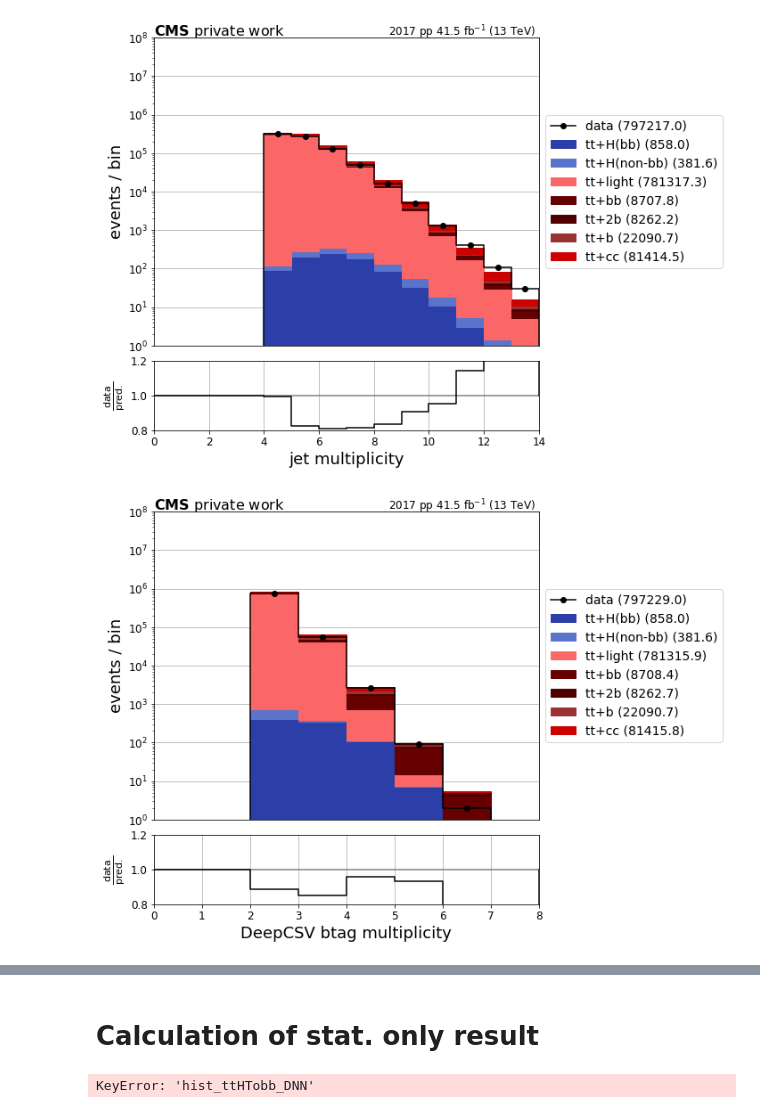
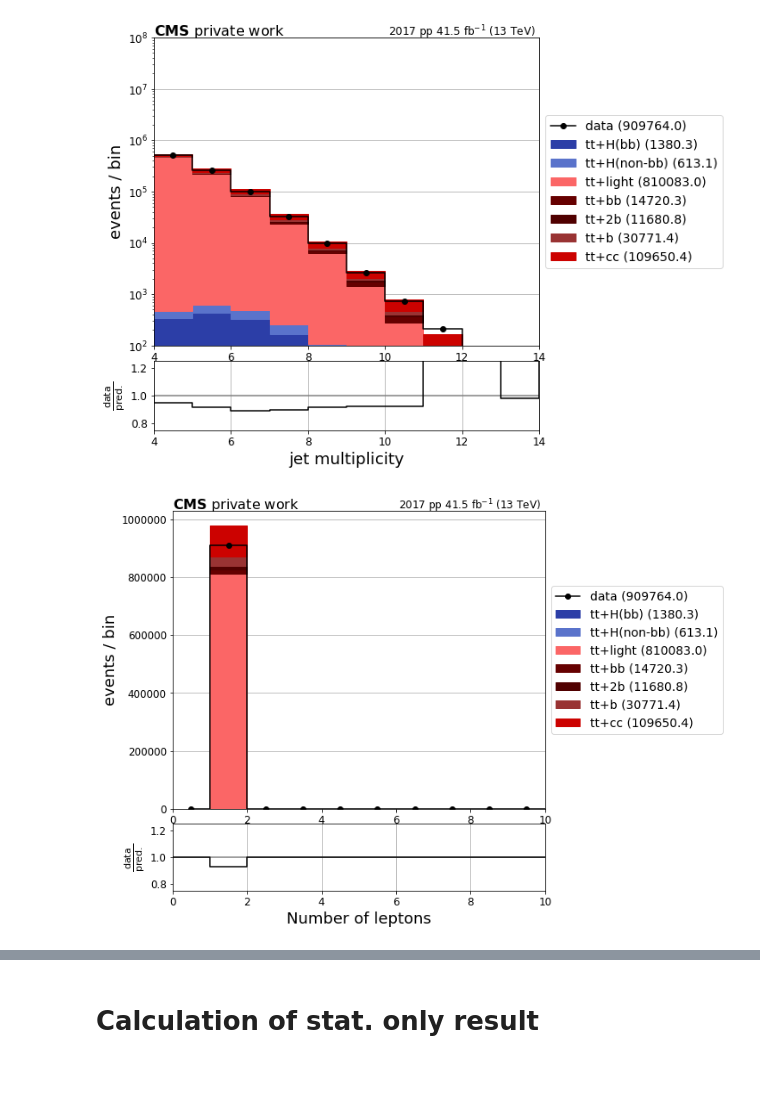
Before and after one commit to mmeinhard/hepaccelerate, a Jupyter notebook: EvaluateResults.ipynb, the cells around one changed output, grey strips where cells are left out. Saved outputs shown, nothing was run; the diff lists cells and outputs as text; code cells hidden in the pictures; blank space fills up the shorter version.

Commit message:
cleaning up of ttH analysis code

```diff
--- a/EvaluateResults.ipynb
+++ b/EvaluateResults.ipynb
@@ -5,6 +5,9 @@ import matplotlib.pyplot as plt
 import os
 
 run_analysis = False
+
+mc_folder = "/work/creissel/GPUanalysis/hepaccelerate/btag_mc/"
+data_folder = "/work/creissel/GPUanalysis/hepaccelerate/fix2_data/"
 
 sample_list = [
     "ttHTobb_M125_TuneCP5_13TeV-powheg-pythia8",
@@ -18,11 +21,11 @@ import matplotlib
 matplotlib.rc('xtick', labelsize=12)
 matplotlib.rc('ytick', labelsize=12)
 # %%
-if run_analysis:
-    for s in sample_list:
-
-        c = "time PYTHONPATH=.:$PYTHONPATH python3 simple_ttH.py --filelist datasets/" + s + ".txt --sample " + s + " --from-cache"
-        os.system(c)
+#if run_analysis:
+#    for s in sample_list:
+#
+#        c = "time PYTHONPATH=.:$PYTHONPATH python3 simple_ttH.py --filelist datasets/" + s + ".txt --sample " + s + " --from-cache"
+#        os.system(c)
 # %%
 def merge_json_output(samples):
 
@@ -41,15 +44,19 @@ def merge_json_output(samples):
                     merge[k1][k2] = data[k1][k2]
     return merge
 # %%
-mc = merge_json_output(["out_TTTo2L2Nu_TuneCP5_PSweights_13TeV-powheg-pythia8.json", "out_TTToSemiLeptonic_TuneCP5_PSweights_13TeV-powheg-pythia8.json", "out_TTToHadronic_TuneCP5_PSweights_13TeV-powheg-pythia8.json"])
+#mc = merge_json_output([mc_folder + "out_TTTo2L2Nu_TuneCP5_PSweights_13TeV-powheg-pythia8.json", "/work/creissel/GPUanalysis/hepaccelerate/big_mc/out_TTToSemiLeptonic_TuneCP5_PSweights_13TeV-powheg-pythia8.json", mc_folder + "out_TTToHadronic_TuneCP5_PSweights_13TeV-powheg-pythia8.json"])
+mc = merge_json_output([mc_folder + "out_TTTo2L2Nu_TuneCP5_PSweights_13TeV-powheg-pythia8.json", mc_folder + "out_TTToSemiLeptonic_TuneCP5_PSweights_13TeV-powheg-pythia8.json", mc_folder + "out_TTToHadronic_TuneCP5_PSweights_13TeV-powheg-pythia8.json"])
 
-with open("out_ttHTobb_M125_TuneCP5_13TeV-powheg-pythia8.json") as json_file:
+with open(mc_folder + "out_ttHTobb_M125_TuneCP5_13TeV-powheg-pythia8.json") as json_file:
     mc.update(json.load(json_file))
-with open("out_ttHToNonbb_M125_TuneCP5_13TeV-powheg-pythia8.json") as json_file:
+with open(mc_folder + "out_ttHToNonbb_M125_TuneCP5_13TeV-powheg-pythia8.json") as json_file:
     mc.update(json.load(json_file))
 
-output_data = ["out_Run2017" + i + "_SingleElectron.json" for i in ["B", "C", "D", "E", "F"]]
-output_data += ["out_Run2017" + i + "_SingleMuon.json" for i in ["B", "C", "D", "E", "F"]]
+output_data = [data_folder + "out_Run2017" + i + "_SingleElectron.json" for i in ["B", "C", "D", "E", "F"]]
+output_data += [data_folder + "out_Run2017" + i + "_SingleMuon.json" for i in ["B", "C", "D", "E", "F"]]
+#output_data += [data_folder + "out_Run2017" + i + "_DoubleMuon.json" for i in ["B", "C", "D", "E", "F"]]
+#output_data += [data_folder + "out_Run2017" + i + "_DoubleEG.json" for i in ["B", "C", "D", "E", "F"]]
+#output_data += [data_folder + "out_Run2017" + i + "_MuonEG.json" for i in ["B", "C", "D", "E", "F"]]
 
 data = merge_json_output(output_data)
 # %%
@@ -107,7 +116,7 @@ def plot_mc(var, data, name, bottom, process):
 
     if process == "ttHTobb" and ("DNN" in var):
         bins = data[var]["edges"][1:]
-        hist = plt.step(bins, [c*50 for c in counts], label="tt+H(bb) x 50", color=colors[process], where="pre")
+        hist = plt.step(bins, [c*50 for c in counts], label="tt+H(bb) x 50", color=colors[process], where="pre", zorder=1001)
 
     return plt.bar, counts, data[var]["edges"]
 # %%
@@ -180,11 +200,14 @@ def plot_histogram(var, processes, mc, data):
 
     plt.show()
 # %%
-plot_histogram("njets", processes, mc, data)
-#plot_histogram("nleps", processes, mc, data)
-plot_histogram("nbtags", processes, mc, data)
-plot_histogram("leading_jet_pt", processes, mc, data)
-plot_histogram("leading_lepton_pt", processes, mc, data)
+cat = "sl_jge4_tge2"
+plot_histogram("njets", processes, mc, data, cat)
+plot_histogram("nleps", processes, mc, data, cat)
+plot_histogram("nbtags", processes, mc, data, cat)
+plot_histogram("leading_jet_pt", processes, mc, data, cat)
+plot_histogram("leading_lepton_pt", processes, mc, data, cat)
+
+#plot_histogram("DNN", processes, mc, None, cat)
 # %% [output]
-[figure, old version]
+[figure, new version]
-[figure, old version]
+[figure, new version]
@@ -237,7 +271,3 @@ def stat_fit(data, var, processes):
     up = optimize.fsolve(err,(res.x + 0.01))[0] - res.x
 
     print("Best fit:", res.x[0], "-", down[0], "+", up[0])
-# %%
-stat_fit(mc, "DNN", processes)
-# %% [output]
-KeyError: 'hist_ttHTobb_DNN'
```
Also changed, not shown: parts of 14 cells of this notebook, 10 other files.
